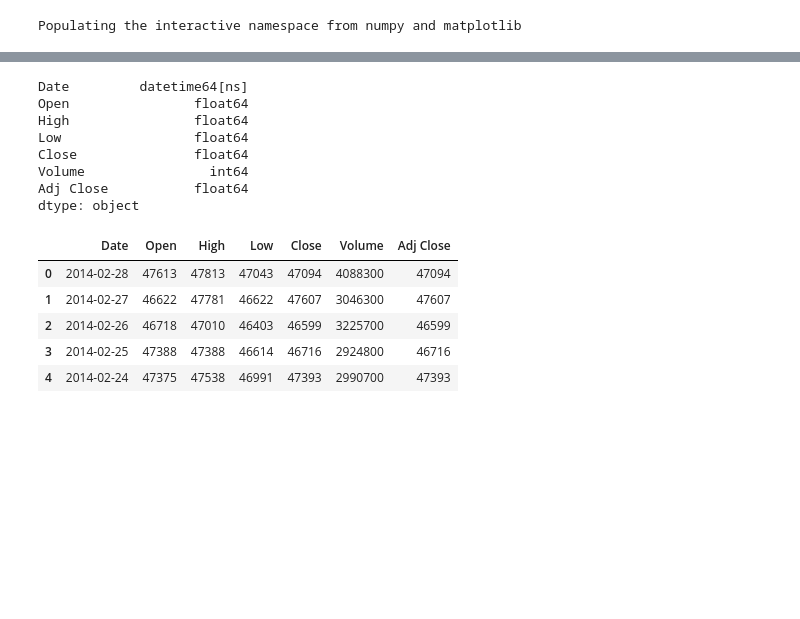
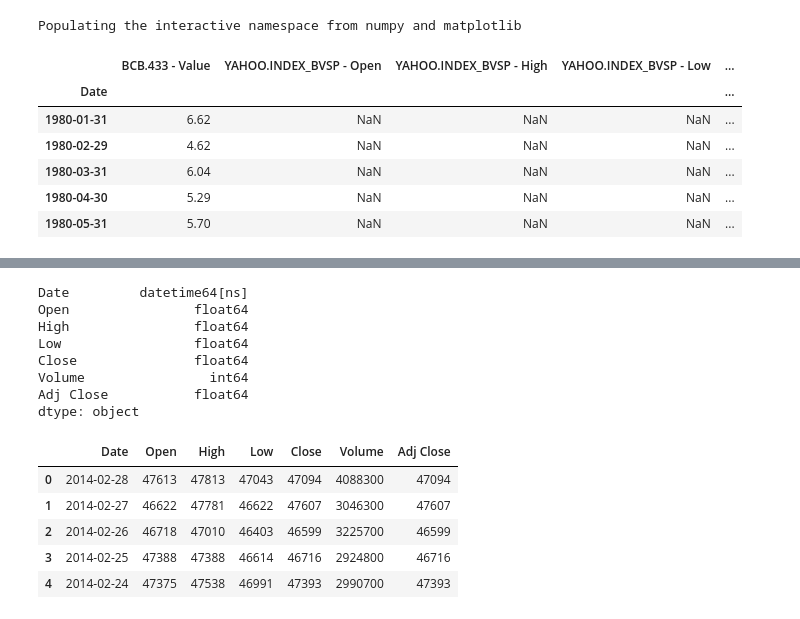
Before and after one commit to wilsonfreitas/wilsonfreitas.github.io, a Jupyter notebook: content/BVSP.ipynb, the cells around one changed output, grey strips where cells are left out. Saved outputs shown, nothing was run; the diff lists cells and outputs as text; code cells hidden in the pictures; blank space fills up the shorter version.

```diff
--- a/content/BVSP.ipynb
+++ b/content/BVSP.ipynb
@@ -11,0 +11,16 @@ bvsp = pd.read_csv('datasets/BVSP-1993-2014.csv', parse_dates=[0])
+# %%
+data = Quandl.get(["BCB/433", "YAHOO/INDEX_BVSP", "BCB/7", "BCB/7832"], trim_start="2000-01-01", trim_end="2014-12-31", collapse="monthly")
+# bvsp = pd.read_csv('datasets/BVSP-1993-2014.csv', parse_dates=[0])
+# Quandl.get("YAHOO/INDEX_BVSP")
+# Quandl.get("BCB/7")
+# Quandl.get("BCB/7832")
+# %%
+data.head()
+# %% [output]
+|  | BCB.433 - Value | YAHOO.INDEX_BVSP - Open | YAHOO.INDEX_BVSP - High | YAHOO.INDEX_BVSP - Low | ... |
+| Date |  |  |  |  | ... |
+| 1980-01-31 | 6.62 | NaN | NaN | NaN | ... |
+| 1980-02-29 | 4.62 | NaN | NaN | NaN | ... |
+| 1980-03-31 | 6.04 | NaN | NaN | NaN | ... |
+| 1980-04-30 | 5.29 | NaN | NaN | NaN | ... |
+| 1980-05-31 | 5.70 | NaN | NaN | NaN | ... |
```
Also changed, not shown: parts of 6 cells of this notebook, 3 other files.
